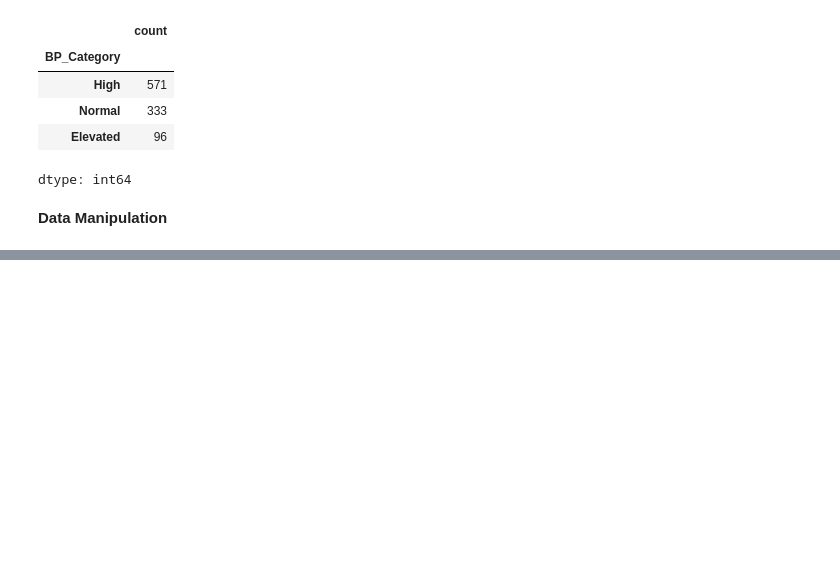
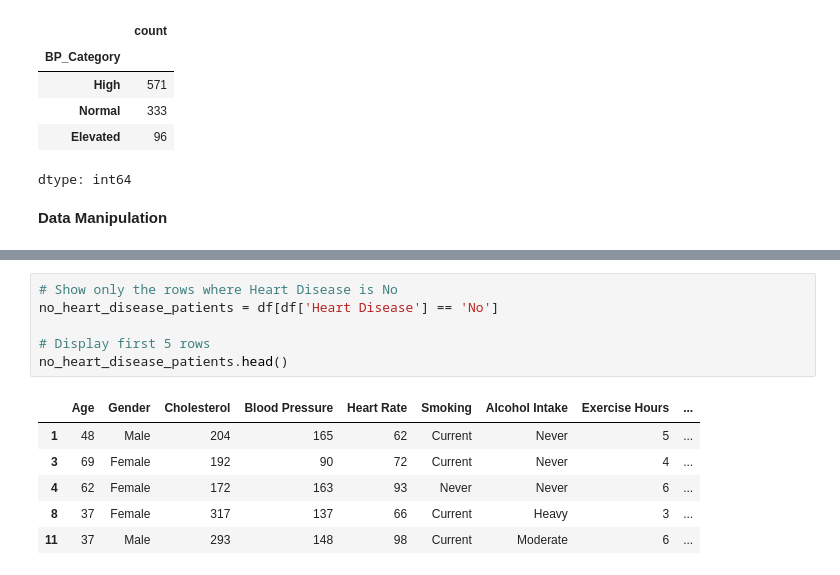
Before and after one commit to Ashishjoshi794/heart-disease-prediction, a Jupyter notebook: heart_disease_prediction.ipynb, the cells around one changed output, grey strips where cells are left out. Drawn from its saved outputs; the diff is of its cells as text; blank space fills up the shorter version.

```diff
--- a/heart_disease_prediction.ipynb
+++ b/heart_disease_prediction.ipynb
@@ -334,0 +348,13 @@ dtype: int64
+# %%
+# Show only the rows where Heart Disease is No
+no_heart_disease_patients = df[df['Heart Disease'] == 'No']
+
+# Display first 5 rows
+no_heart_disease_patients.head()
+# %% [output]
+|  | Age | Gender | Cholesterol | Blood Pressure | Heart Rate | Smoking | Alcohol Intake | Exercise Hours | ... |
+| 1 | 48 | Male | 204 | 165 | 62 | Current | Never | 5 | ... |
+| 3 | 69 | Female | 192 | 90 | 72 | Current | Never | 4 | ... |
+| 4 | 62 | Female | 172 | 163 | 93 | Never | Never | 6 | ... |
+| 8 | 37 | Female | 317 | 137 | 66 | Current | Heavy | 3 | ... |
+| 11 | 37 | Male | 293 | 148 | 98 | Current | Moderate | 6 | ... |
```
Also changed, not shown: parts of 9 cells of this notebook.
